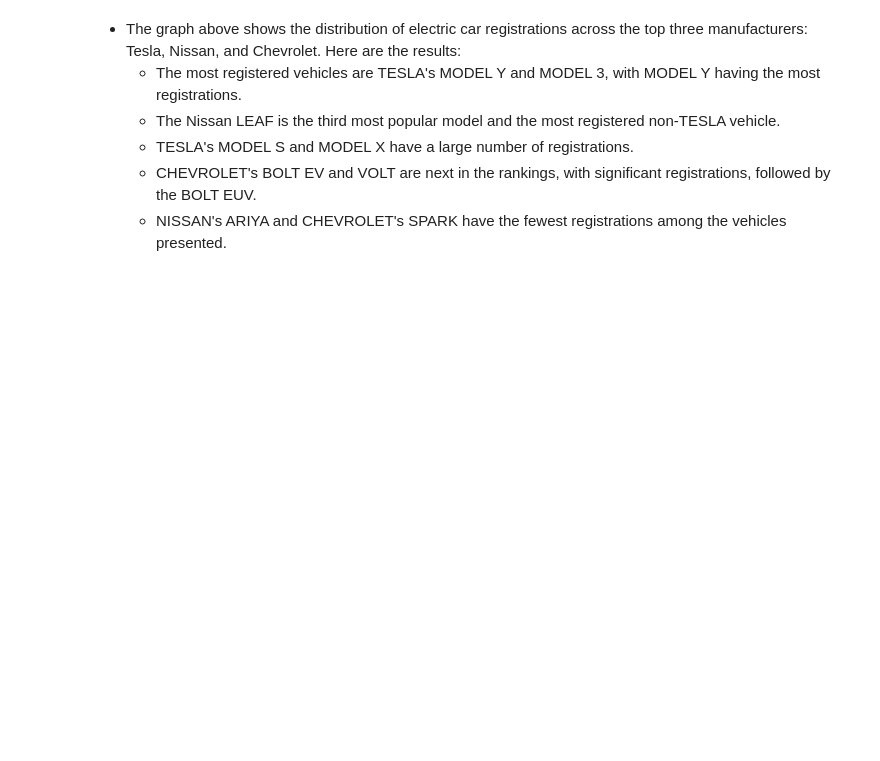
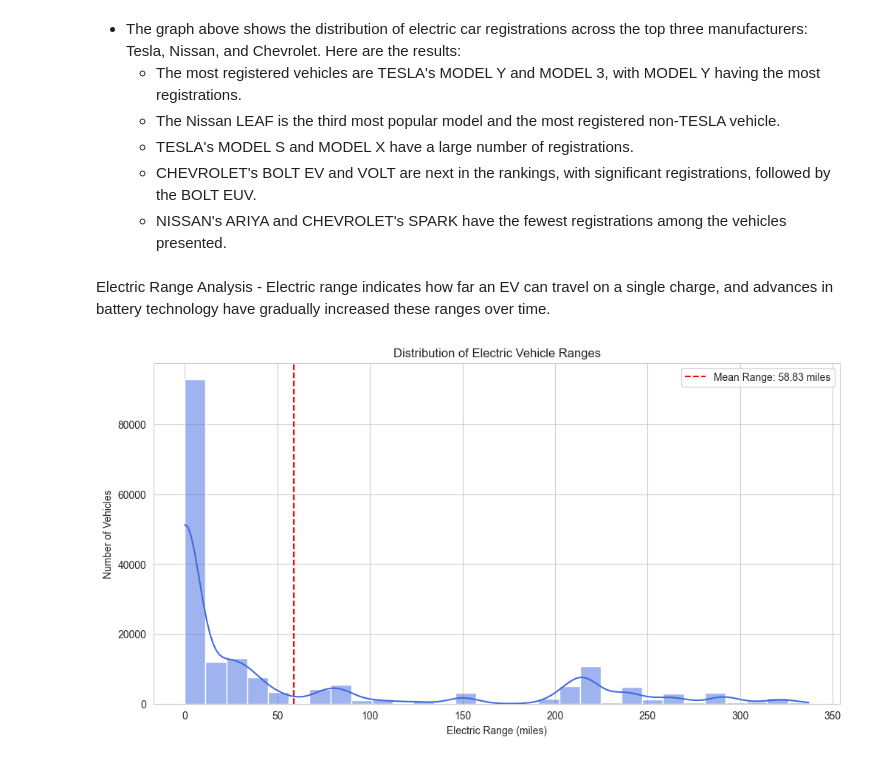
Before and after one commit to Manu-Abuya/Electric-Vehicles-Market-Size-Analysis, a Jupyter notebook: notebook/electric_vehicles_market_size.ipynb, the cells around one changed output. Drawn from its saved outputs; the diff is of its cells as text; code cells hidden in the pictures; blank space fills up the shorter version.

Commit message:
Electric Range Analysis

```diff
--- a/notebook/electric_vehicles_market_size.ipynb
+++ b/notebook/electric_vehicles_market_size.ipynb
@@ -201,3 +201,17 @@ plt.show()
   - TESLA's MODEL S and MODEL X have a large number of registrations.
   - CHEVROLET's BOLT EV and VOLT are next in the rankings, with significant registrations, followed by the BOLT EUV.
   - NISSAN's ARIYA and CHEVROLET's SPARK have the fewest registrations among the vehicles presented.
+# %% [markdown]
+Electric Range Analysis - Electric range indicates how far an EV can travel on a single charge, and advances in battery technology have gradually increased these ranges over time.
+# %%
+# Analyzing the distribution of electric range
+plt.figure(figsize=(12, 6))
+sns.histplot(ev_data['Electric Range'], bins=30, kde=True, color='royalblue')
+plt.title('Distribution of Electric Vehicle Ranges')
+plt.xlabel('Electric Range (miles)')
+plt.ylabel('Number of Vehicles')
+plt.axvline(ev_data['Electric Range'].mean(), color='red', linestyle='--', label=f'Mean Range: {ev_data["Electric Range"].mean():.2f} miles')
+plt.legend()
+plt.show()
+# %% [output]
+[figure, added]
```
Also changed, not shown: parts of 1 cell of this notebook.
